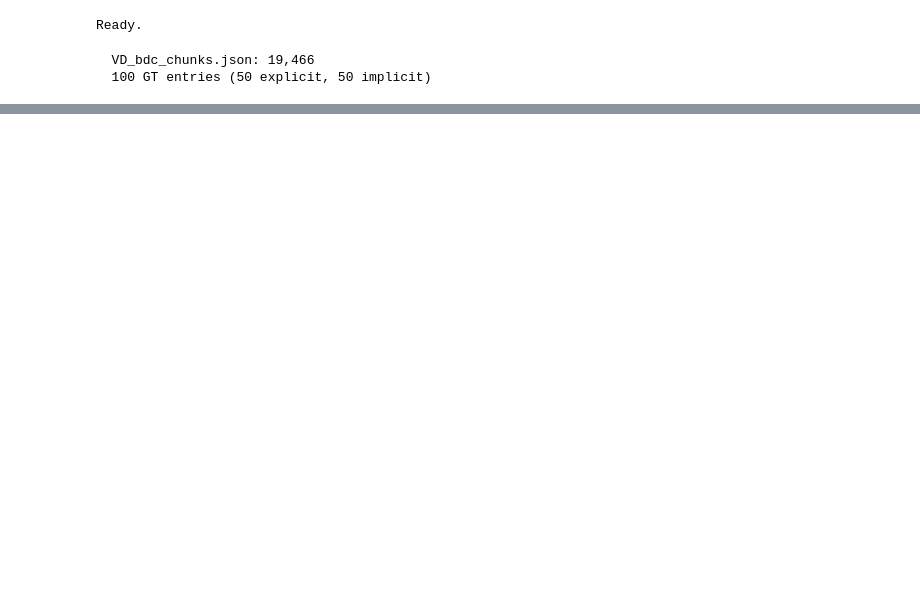
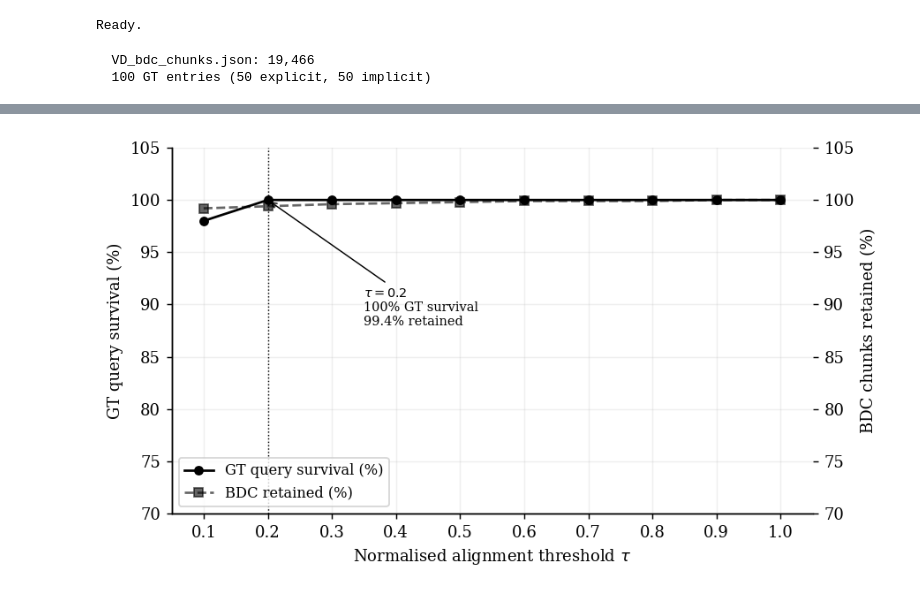
Before and after one commit to len-rtz/bullinger-patristic-detection, a Jupyter notebook: scripts/vulgate-filtering-passim-analysis.ipynb, the cells around one changed output, grey strips where cells are left out. Cells and saved outputs as stored; diff of their text form; code cells hidden in the pictures; blank space fills up the shorter version.

```diff
--- a/scripts/vulgate-filtering-passim-analysis.ipynb
+++ b/scripts/vulgate-filtering-passim-analysis.ipynb
@@ -169,0 +128,19 @@ n5_mm2_g50_a5  5          2   50          5         87.0       0.9          87.5
+# %%
+# Top-10 matched chunks per run
+for label, d in runs.items():
+    print(f"\n{'='*65}")
+    print(f"TOP 10 BDC (normalised) — {label}")
+    p = d['params']
+    print(f"n={int(p['n'])} min_match={int(p['min_match'])} "
+          f"gap={int(p['gap'])} min_align={int(p['min_align'])}")
+    print(f"{'='*65}")
+    top = sorted(
+        d['bdc_norm'].items(),
+        key=lambda x: (x[1], d['bdc_raw'].get(x[0], 0)),
+        reverse=True
+    )[:10]
+    for cid, score in top:
+        cl       = bdc_cl.get(cid, '?')
+        raw_chars = d['bdc_raw'].get(cid, 0)
+        print(f"\n  {cid}  norm={score:.3f}  align_chars={raw_chars}  chunk_chars={cl}")
+        print(f"  {bdc_text.get(cid, '')[:220]}")
@@ -525,0 +576,41 @@ CAUGHT BY BOTH — genuine verbatim quotations  (showing 10 of 59)
+# %%
+import matplotlib.pyplot as plt
+import matplotlib.ticker as mticker
+
+fig, ax1 = plt.subplots(figsize=(7, 4))
+ax2 = ax1.twinx()
+
+df = grids['n4_mm3_g50_a8']
+
+ax1.plot(df['bdc_t'], df['usable_pct'],  'k-o',  ms=5, label='GT query survival (%)')
+ax2.plot(df['bdc_t'], df['bdc_kept_pct'], 'k--s', ms=5, alpha=0.6, label='BDC retained (%)')
+
+# Mark the selected threshold
+ax1.axvline(0.2, color='black', linewidth=0.8, linestyle=':')
+ax1.annotate('$\\tau=0.2$\n100% GT survival\n99.4% retained',
+             xy=(0.2, 100), xytext=(0.35, 88),
+             fontsize=8,
+             arrowprops=dict(arrowstyle='->', color='black', lw=0.8))
+
+ax1.set_xlabel('Normalised alignment threshold $\\tau$', fontsize=10)
+ax1.set_ylabel('GT query survival (%)', fontsize=10)
+ax2.set_ylabel('BDC chunks retained (%)', fontsize=10)
+ax1.set_ylim(70, 105)
+ax2.set_ylim(70, 105)
+ax1.set_xlim(0.05, 1.05)
+ax1.set_xticks(df['bdc_t'])
+
+# Single legend combining both axes
+lines1, labels1 = ax1.get_legend_handles_labels()
+lines2, labels2 = ax2.get_legend_handles_labels()
+ax1.legend(lines1 + lines2, labels1 + labels2, fontsize=9, loc='lower left')
+
+ax1.grid(alpha=0.2)
+ax1.spines['top'].set_visible(False)
+ax2.spines['top'].set_visible(False)
+
+plt.tight_layout()
+plt.savefig('../figures/passim_threshold_validation.png', dpi=150, bbox_inches='tight')
+plt.show()
+# %% [output]
+[figure, added]
```
Also changed, not shown: parts of 19 cells of this notebook, 33 other files.
